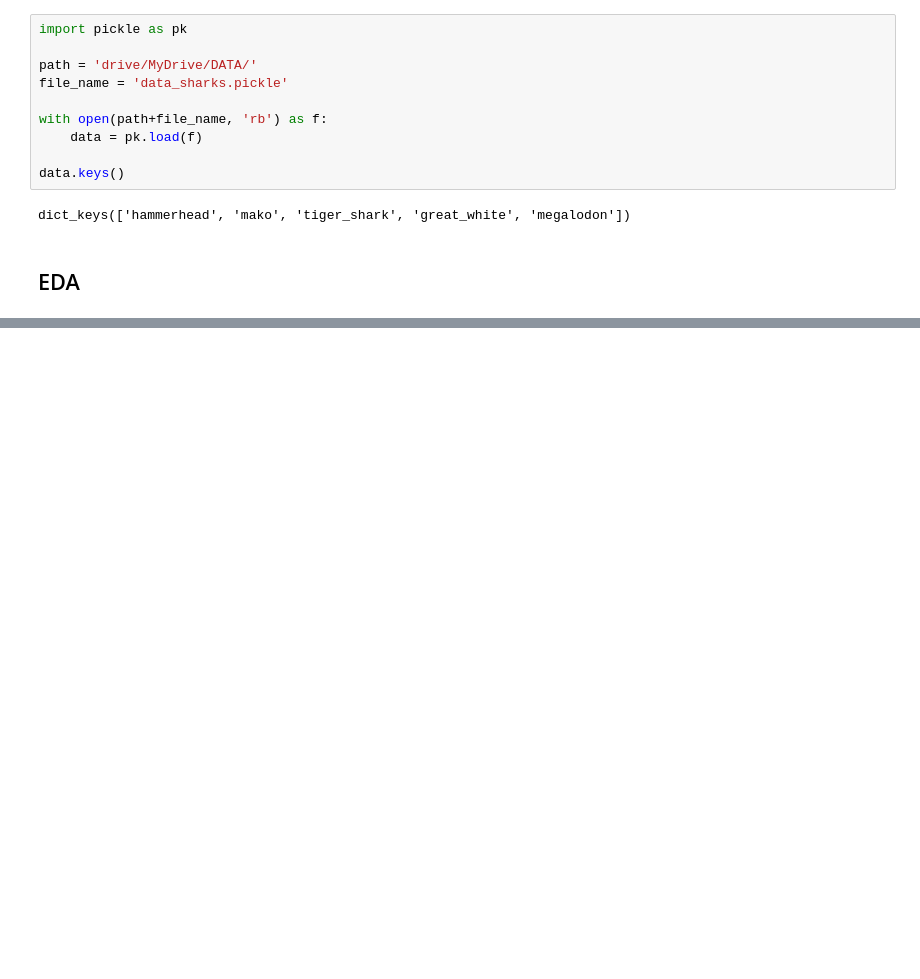
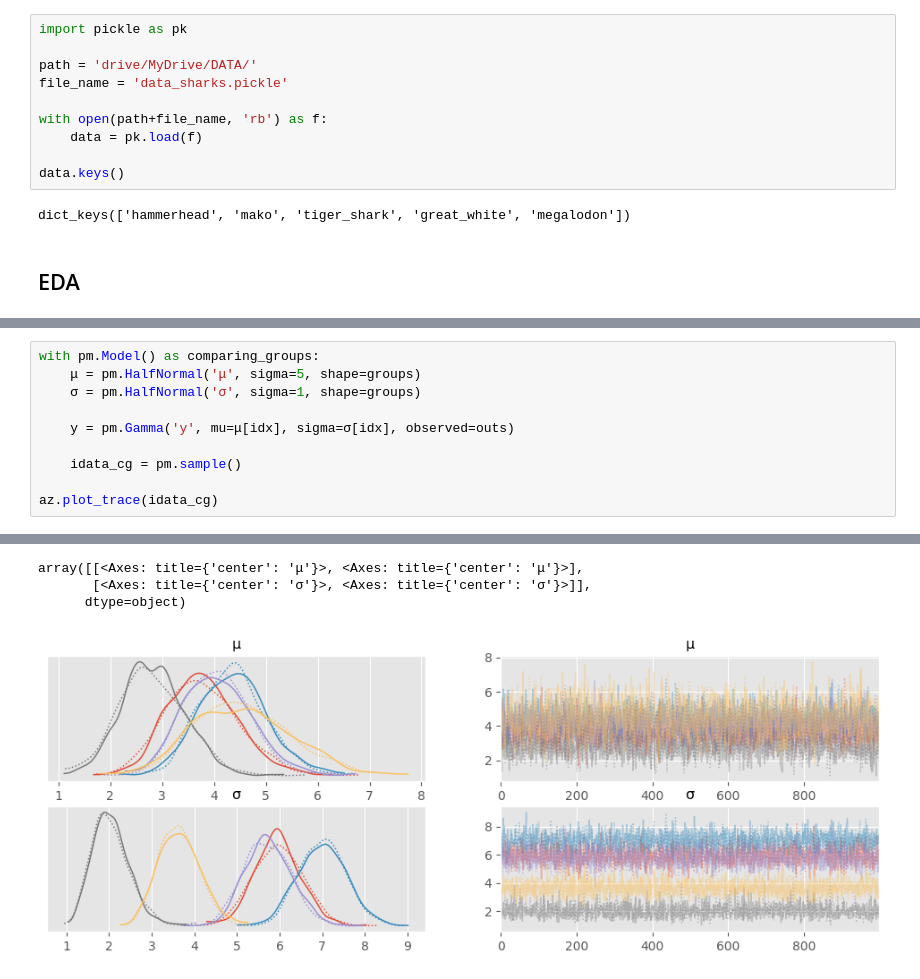
Before and after one commit to fadeeva/probabilistic, a Jupyter notebook: pymc/001.ipynb, the cells around one changed output, grey strips where cells are left out. Saved outputs shown, nothing was run; the diff lists cells and outputs as text; blank space fills up the shorter version.

```diff
--- a/pymc/001.ipynb
+++ b/pymc/001.ipynb
@@ -30,0 +53,11 @@ dict_keys(['hammerhead', 'mako', 'tiger_shark', 'great_white', 'megalodon'])
+# %%
+with pm.Model() as comparing_groups:
+    μ = pm.HalfNormal('μ', sigma=5, shape=groups)
+    σ = pm.HalfNormal('σ', sigma=1, shape=groups)
+
+    y = pm.Gamma('y', mu=μ[idx], sigma=σ[idx], observed=outs)
+
+    idata_cg = pm.sample()
+
+az.plot_trace(idata_cg)
+# %% [output]
@@ -30,0 +66,4 @@ dict_keys(['hammerhead', 'mako', 'tiger_shark', 'great_white', 'megalodon'])
+array([[<Axes: title={'center': 'μ'}>, <Axes: title={'center': 'μ'}>],
+       [<Axes: title={'center': 'σ'}>, <Axes: title={'center': 'σ'}>]],
+      dtype=object)
+[figure, added]
```
Also changed, not shown: parts of 6 cells of this notebook.
